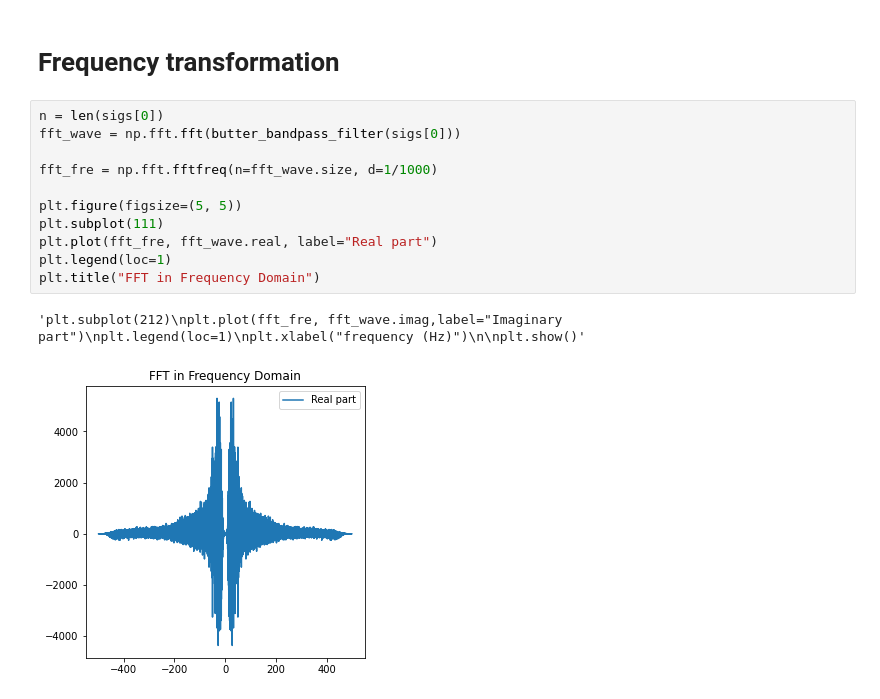
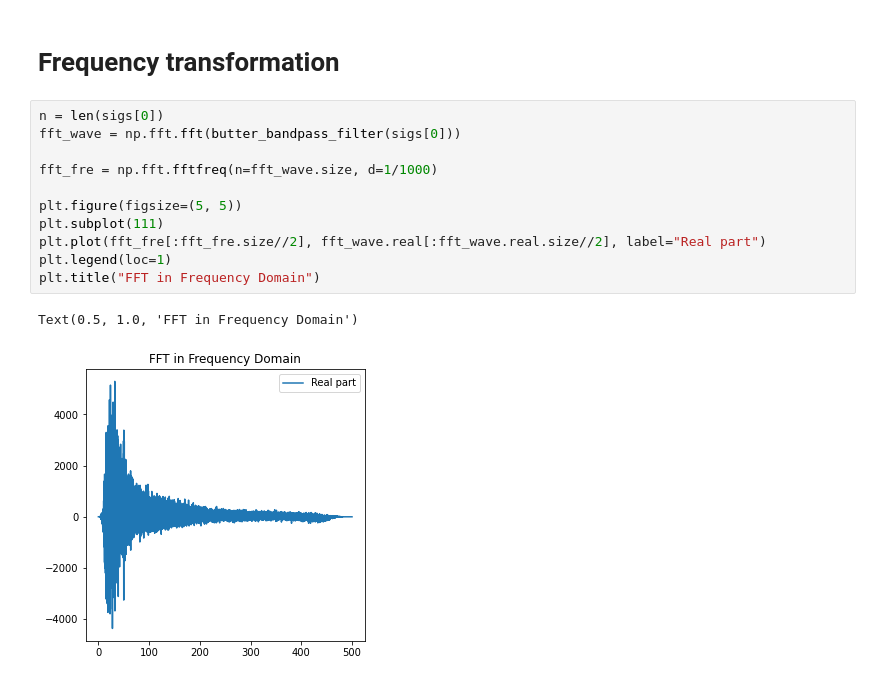
Before and after one commit to hagarnegm/Biosignal-Analysis-for-VR-Based-Therapy, a Jupyter notebook: notebooks/collected-signals-proc.ipynb, the cells around one changed output. Drawn from its saved outputs; the diff is of its cells as text.

```diff
--- a/notebooks/collected-signals-proc.ipynb
+++ b/notebooks/collected-signals-proc.ipynb
@@ -148,14 +148,14 @@ visualize_sigs(filtered_sig, titles)
 # %%
 n = len(sigs[0])
 fft_wave = np.fft.fft(butter_bandpass_filter(sigs[0]))
 
 fft_fre = np.fft.fftfreq(n=fft_wave.size, d=1/1000)
 
 plt.figure(figsize=(5, 5))
 plt.subplot(111)
-plt.plot(fft_fre, fft_wave.real, label="Real part")
+plt.plot(fft_fre[:fft_fre.size//2], fft_wave.real[:fft_wave.real.size//2], label="Real part")
 plt.legend(loc=1)
 plt.title("FFT in Frequency Domain")
 # %% [output]
-'plt.subplot(212)\nplt.plot(fft_fre, fft_wave.imag,label="Imaginary part")\nplt.legend(loc=1)\nplt.xlabel("frequency (Hz)")\n\nplt.show()'
+Text(0.5, 1.0, 'FFT in Frequency Domain')
-[figure, old version]
+[figure, new version]
```
Also changed, not shown: parts of 6 cells of this notebook.
